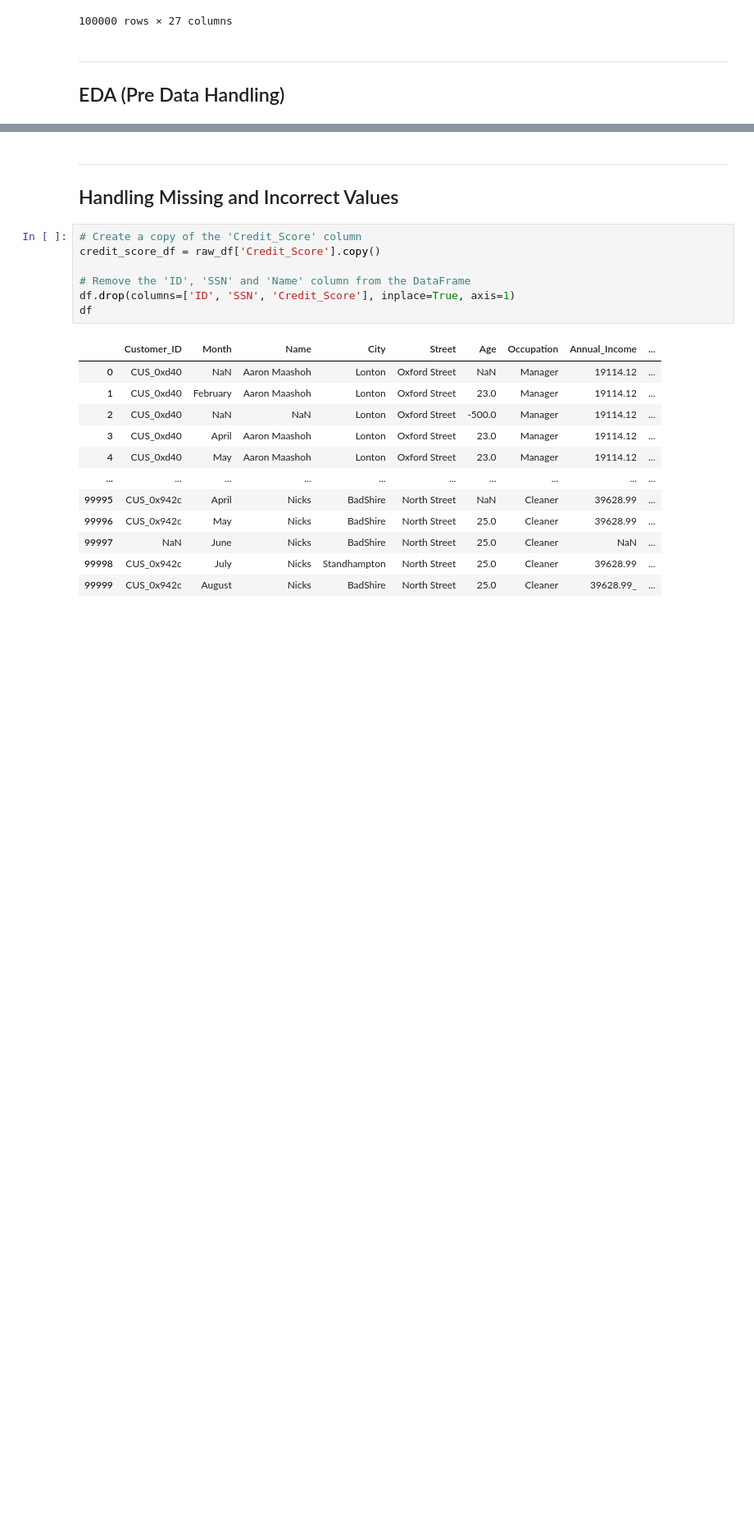
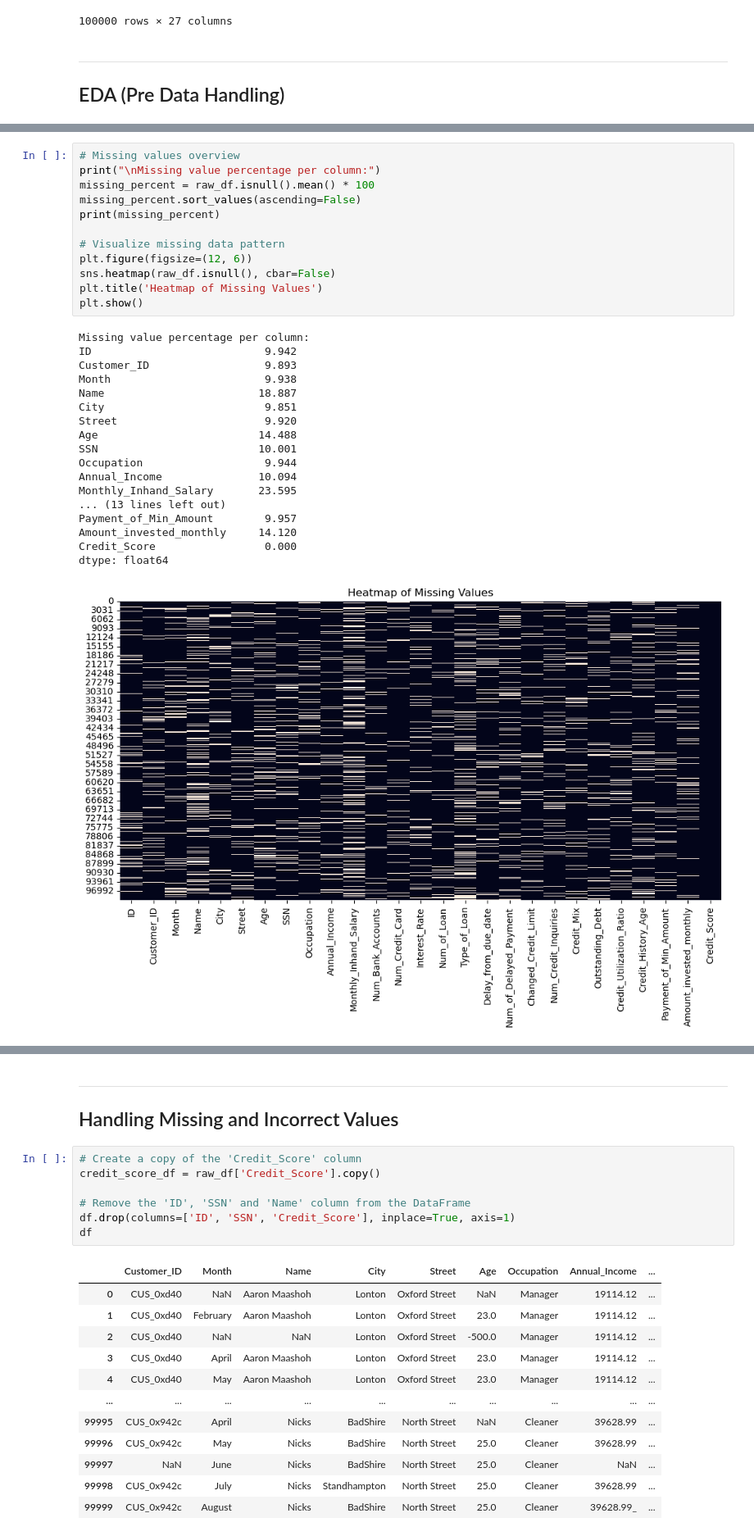
Before and after one commit to Chargent/Credit-Score-Prediction, a Jupyter notebook: main.ipynb, the cells around one changed output, grey strips where cells are left out. Shown at 82% size. Drawn from its saved outputs; the diff is of its cells as text; blank space fills up the shorter version.

```diff
--- a/main.ipynb
+++ b/main.ipynb
@@ -37,0 +59,31 @@ raw_df
+# %%
+# Missing values overview
+print("\nMissing value percentage per column:")
+missing_percent = raw_df.isnull().mean() * 100
+missing_percent.sort_values(ascending=False)
+print(missing_percent)
+
+# Visualize missing data pattern
+plt.figure(figsize=(12, 6))
+sns.heatmap(raw_df.isnull(), cbar=False)
+plt.title('Heatmap of Missing Values')
+plt.show()
+# %% [output]
+Missing value percentage per column:
+ID                           9.942
+Customer_ID                  9.893
+Month                        9.938
+Name                        18.887
+City                         9.851
+Street                       9.920
+Age                         14.488
+SSN                         10.001
+Occupation                   9.944
+Annual_Income               10.094
+Monthly_Inhand_Salary       23.595
+... (13 lines left out)
+Payment_of_Min_Amount        9.957
+Amount_invested_monthly     14.120
+Credit_Score                 0.000
+dtype: float64
+[figure, added]
```
Also changed, not shown: parts of 17 cells of this notebook, 2 other files.
